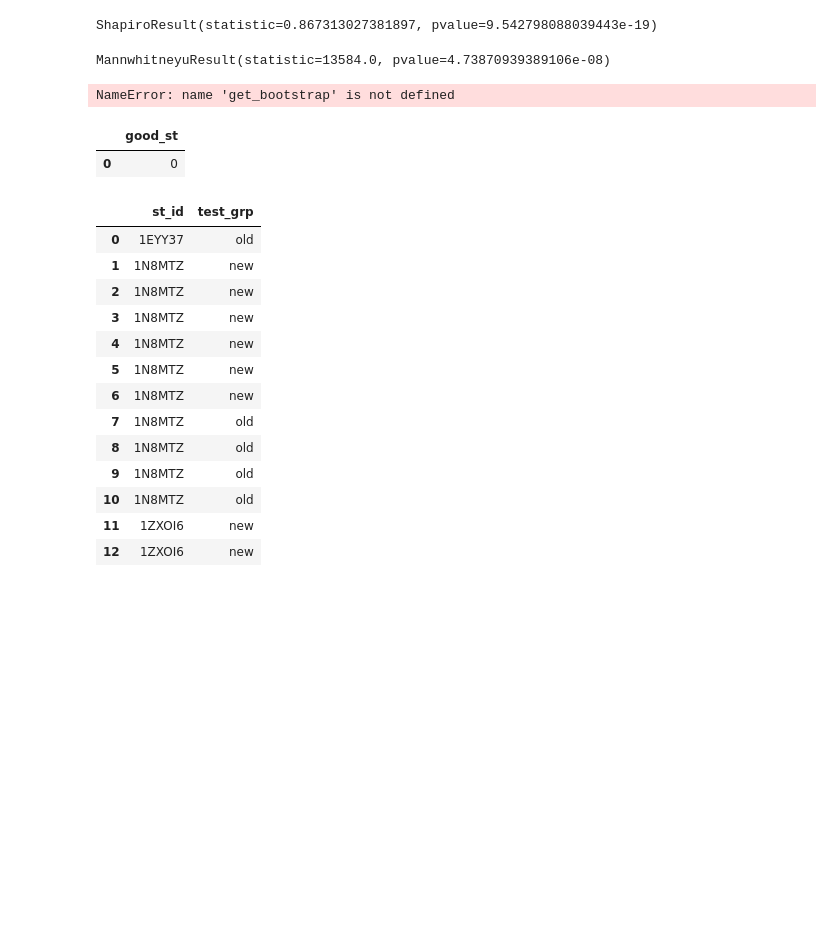
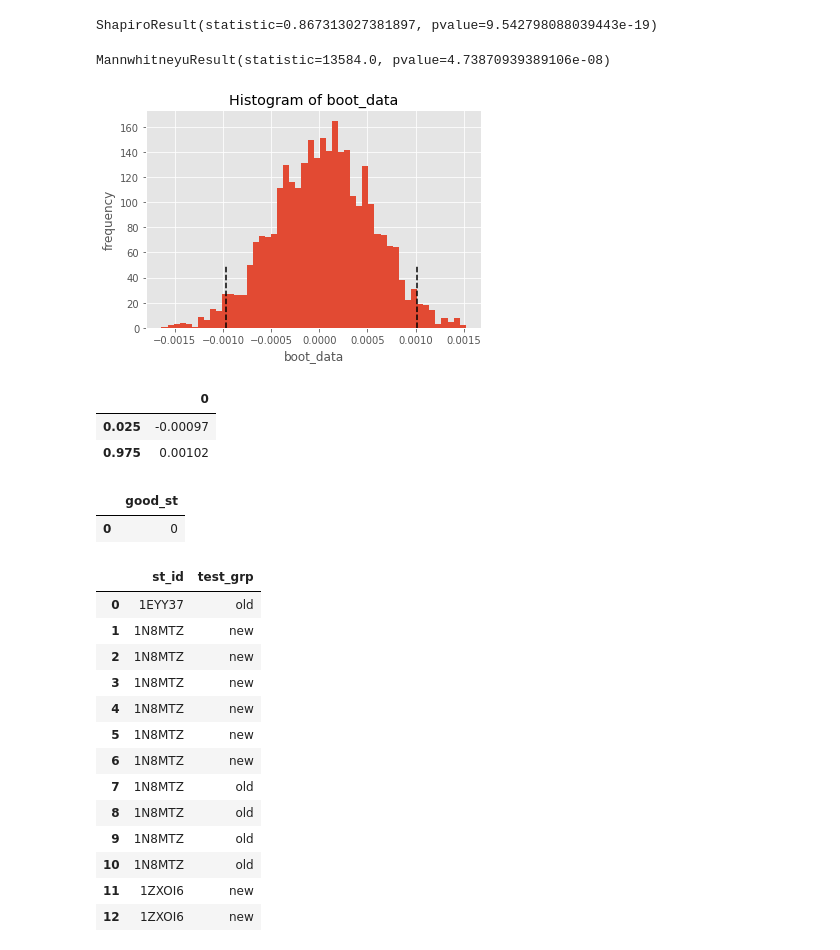
Before and after one commit to Callmewhateveryoulike/Karpov.courses-final-project, a Jupyter notebook: Final_project.ipynb, the cells around one changed output. Cells and saved outputs as stored; diff of their text form; code cells hidden in the pictures; blank space fills up the shorter version.

```diff
--- a/Final_project.ipynb
+++ b/Final_project.ipynb
@@ -429,9 +422,12 @@ MannwhitneyuResult(statistic=13584.0, pvalue=4.73870939389106e-08)
 CR_payable_A = payed_users[payed_users['grp'] == 'A']
 CR_payable_B = payed_users[payed_users['grp'] == 'B']
 # %%
-get_bootstrap(CR_payable_A['is_converted'], CR_payable_B['is_converted'], statistic=np.mean, boot_it=3000)['ci']
+get_bootstrap(CR_payable_A['is_converted'], CR_payable_B['is_converted'], statistic=np.mean, boot_it=3000)
 # %% [output]
-NameError: name 'get_bootstrap' is not defined
+[figure, added]
+|  | 0 |
+| 0.025 | -0.00097 |
+| 0.975 | 0.00102 |
 # %%
 # по результатам бутстрапа статистически значимого различия в конверсии для групп А и Б
 # платящих пользователей нет (0 попадает в доверительный интервал)
```
Also changed, not shown: parts of 5 cells of this notebook.
